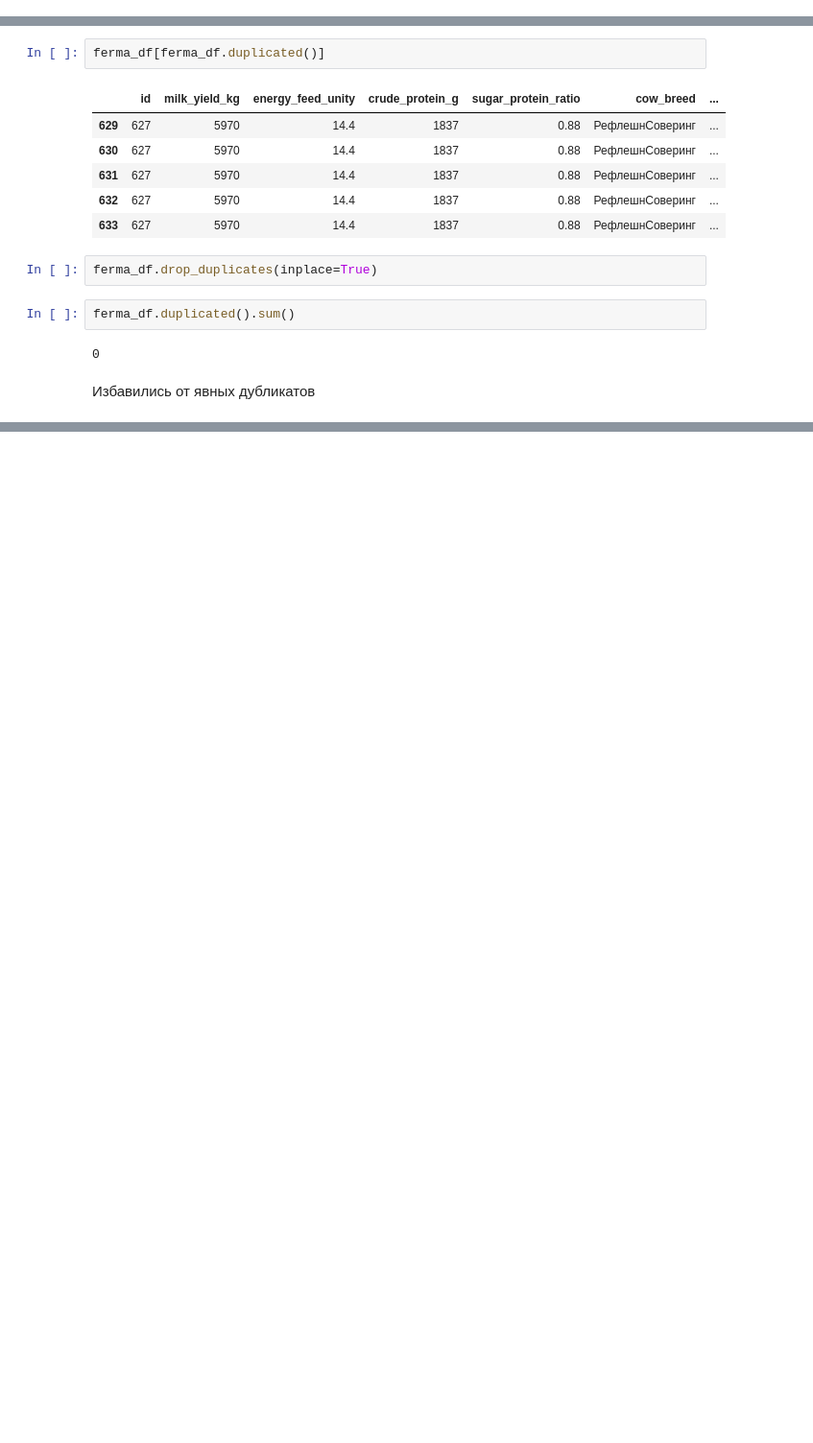
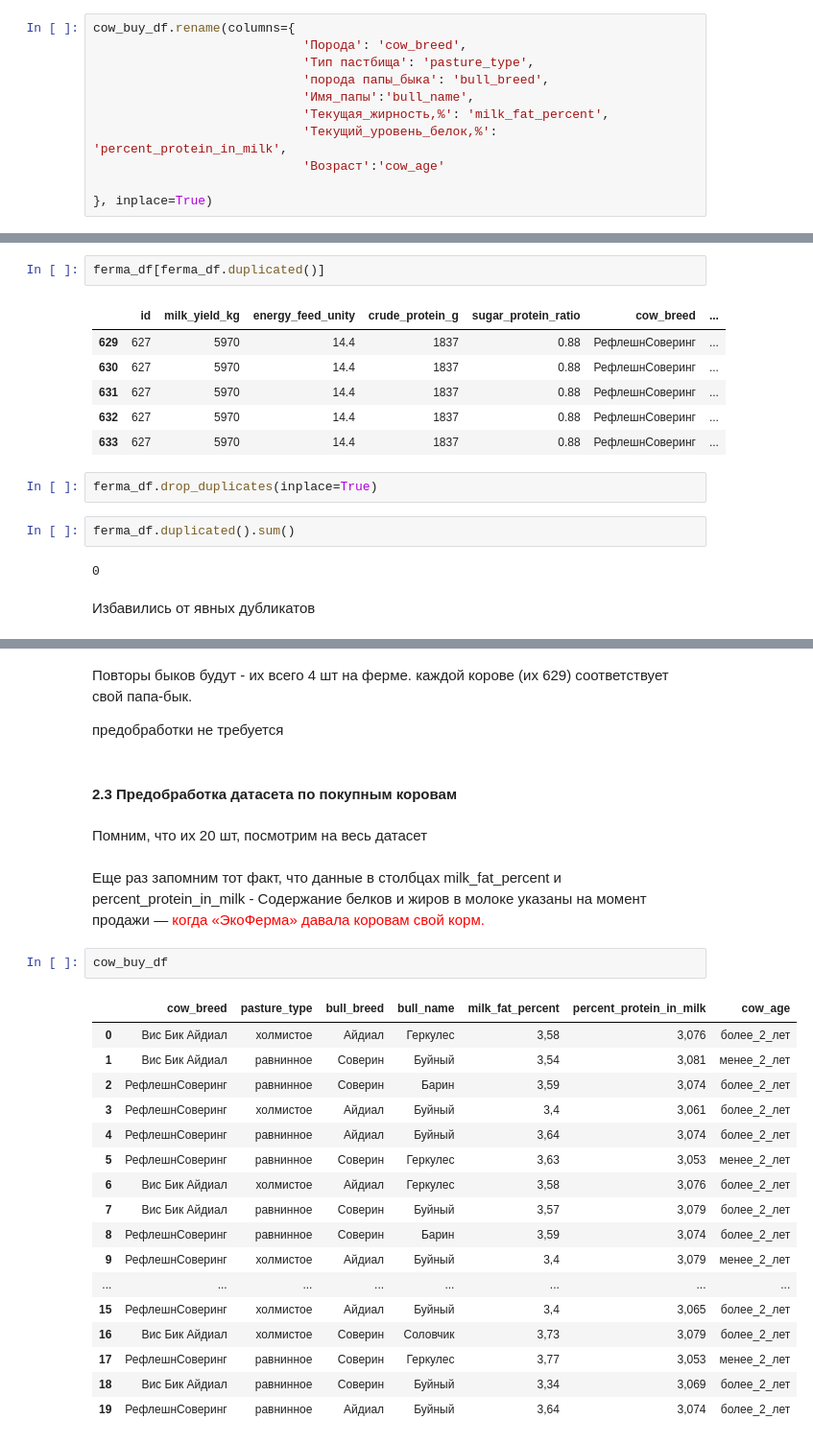
Before and after one commit to anthonypotekhin/studying, a Jupyter notebook: yandex_practicum/mashine_learning_proj.ipynb, the cells around one changed output, grey strips where cells are left out. Shown at 96% size. Drawn from its saved outputs; the diff is of its cells as text; blank space fills up the shorter version.

```diff
--- a/yandex_practicum/mashine_learning_proj.ipynb
+++ b/yandex_practicum/mashine_learning_proj.ipynb
@@ -168,0 +184,11 @@ cow_buy_df.shape
+# %%
+cow_buy_df.rename(columns={
+                            'Порода': 'cow_breed',
+                            'Тип пастбища': 'pasture_type',
+                            'порода папы_быка': 'bull_breed',
+                            'Имя_папы':'bull_name',
+                            'Текущая_жирность,%': 'milk_fat_percent',
+                            'Текущий_уровень_белок,%': 'percent_protein_in_milk',
+                            'Возраст':'cow_age'
+
+}, inplace=True)
@@ -278,0 +404,30 @@ ferma_df.duplicated().sum()
+# %% [markdown]
+Повторы быков будут - их всего 4 шт на ферме. каждой корове (их 629) соответствует свой папа-бык.
+
+предобработки не требуется
+# %% [markdown]
+#### 2.3 Предобработка датасета по покупным коровам
+# %% [markdown]
+Помним, что их 20 шт, посмотрим на весь датасет
+# %% [markdown]
+Еще раз запомним тот факт, что данные в столбцах milk_fat_percent и percent_protein_in_milk - Содержание белков и жиров в молоке указаны на момент продажи — <font color='red'>когда «ЭкоФерма» давала коровам свой корм.</font>
+# %%
+cow_buy_df
+# %% [output]
+|  | cow_breed | pasture_type | bull_breed | bull_name | milk_fat_percent | percent_protein_in_milk | cow_age |
+| 0 | Вис Бик Айдиал | холмистое | Айдиал | Геркулес | 3,58 | 3,076 | более_2_лет |
+| 1 | Вис Бик Айдиал | равнинное | Соверин | Буйный | 3,54 | 3,081 | менее_2_лет |
+| 2 | РефлешнСоверинг | равнинное | Соверин | Барин | 3,59 | 3,074 | более_2_лет |
+| 3 | РефлешнСоверинг | холмистое | Айдиал | Буйный | 3,4 | 3,061 | более_2_лет |
+| 4 | РефлешнСоверинг | равнинное | Айдиал | Буйный | 3,64 | 3,074 | более_2_лет |
+| 5 | РефлешнСоверинг | равнинное | Соверин | Геркулес | 3,63 | 3,053 | менее_2_лет |
+| 6 | Вис Бик Айдиал | холмистое | Айдиал | Геркулес | 3,58 | 3,076 | более_2_лет |
+| 7 | Вис Бик Айдиал | равнинное | Соверин | Буйный | 3,57 | 3,079 | более_2_лет |
+| 8 | РефлешнСоверинг | равнинное | Соверин | Барин | 3,59 | 3,074 | более_2_лет |
+| 9 | РефлешнСоверинг | холмистое | Айдиал | Буйный | 3,4 | 3,079 | менее_2_лет |
+| ... | ... | ... | ... | ... | ... | ... | ... |
+| 15 | РефлешнСоверинг | холмистое | Айдиал | Буйный | 3,4 | 3,065 | более_2_лет |
+| 16 | Вис Бик Айдиал | холмистое | Соверин | Соловчик | 3,73 | 3,079 | более_2_лет |
+| 17 | РефлешнСоверинг | равнинное | Соверин | Геркулес | 3,77 | 3,053 | менее_2_лет |
+| 18 | Вис Бик Айдиал | равнинное | Соверин | Буйный | 3,34 | 3,069 | более_2_лет |
+| 19 | РефлешнСоверинг | равнинное | Айдиал | Буйный | 3,64 | 3,074 | более_2_лет |
```
Also changed, not shown: parts of 55 cells of this notebook, 1 other file.
